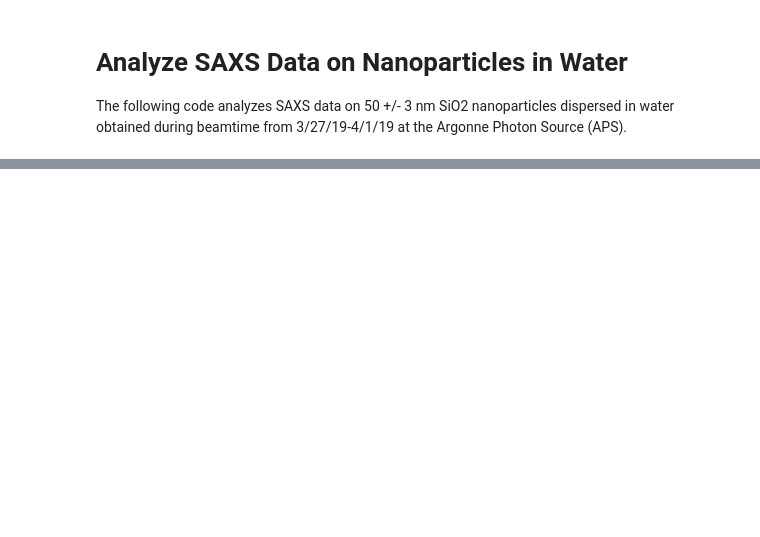
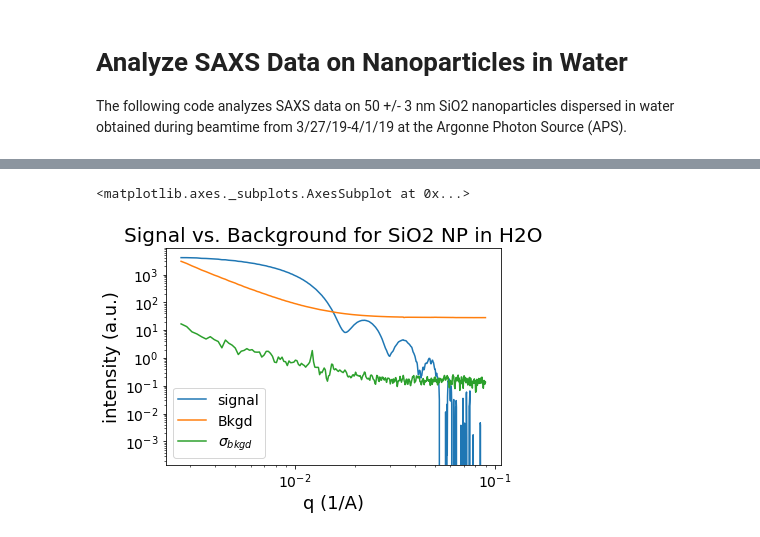
Before and after one commit to andylitalo/xray-analysis, a Jupyter notebook: flow_bkgd_characterization.ipynb, the cells around one changed output, grey strips where cells are left out. Cells and saved outputs as stored; diff of their text form; code cells hidden in the pictures; blank space fills up the shorter version.

```diff
--- a/flow_bkgd_characterization.ipynb
+++ b/flow_bkgd_characterization.ipynb
@@ -55,0 +115,27 @@ for i in range(len(file_list_by_scan)):
+# %%
+# Organize data structures for signal scan, background, and fluctuations
+signal_file_list = saxs.get_scan_filenames(signal_scan, file_list)
+q_list = []
+y_list = []
+label_list = []
+
+# Average results from signal scan and subtract background
+scan_mean, scan_std, q = saxs.compute_stats(scan_file_list, averaged_coord, phi_lim=phi_lim, r_lim=r_lim)
+intensity_subt = scan_mean - bkgd_mean
+# Store results
+q_list += [q]
+y_list += [intensity_subt]
+label_list += ['signal']
+
+# Include background and standard deviation
+bkgd_file_list = saxs.get_scan_filenames(bkgd_scan_list, file_list)
+bkgd_mean, bkgd_std, q = saxs.compute_stats(bkgd_file_list, averaged_coord, phi_lim=phi_lim, r_lim=r_lim)
+q_list += [q, q]
+y_list += [bkgd_mean, bkgd_std]
+label_list += ['Bkgd', r'$\sigma_{bkgd}$']
+
+# Plot signal, background, and fluctuations
+saxsplot.plot(q_list, y_list, label_list=label_list, title='Signal vs. Background for SiO2 NP in H2O')
+# %% [output]
+<matplotlib.axes._subplots.AxesSubplot at 0x...>
+[figure, added]
```
Also changed, not shown: parts of 8 cells of this notebook, 4 other files.
